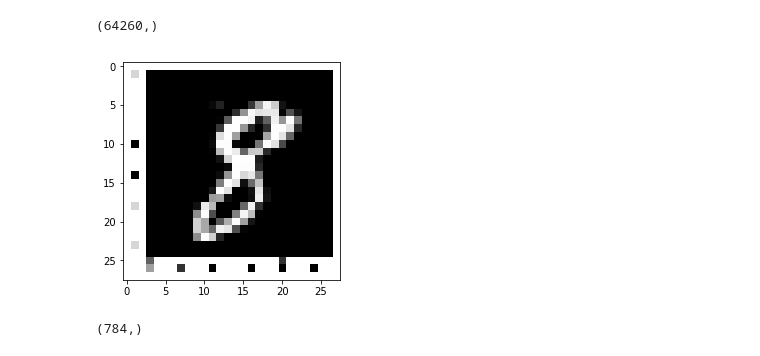
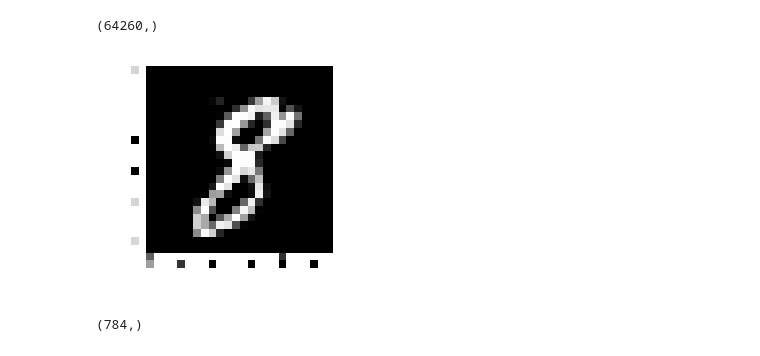
Before and after one commit to Rbiasuz/old_stuff, a Jupyter notebook: 1 Aulas Data Science/4 - Machine Learning/MLP/Leitura de imagens.ipynb, the cells around one changed output. Drawn from its saved outputs; the diff is of its cells as text; code cells hidden in the pictures.

```diff
--- a/1 Aulas Data Science/4 - Machine Learning/MLP/Leitura de imagens.ipynb
+++ b/1 Aulas Data Science/4 - Machine Learning/MLP/Leitura de imagens.ipynb
@@ -30,9 +31,10 @@ array.shape
 # interpolando para reduzir nossa dimensão
 resized = cv2.resize(im, (28,28))
 # %%
-plt.imshow(resized, cmap='gray');
+plt.imshow(resized, cmap='gray')
+plt.axis('off');
 # %% [output]
-[figure, old version]
+[figure, new version]
 # %%
 array = resized.flatten()
 # %%
```
Also changed, not shown: parts of 13 cells of this notebook, 3 other files.
